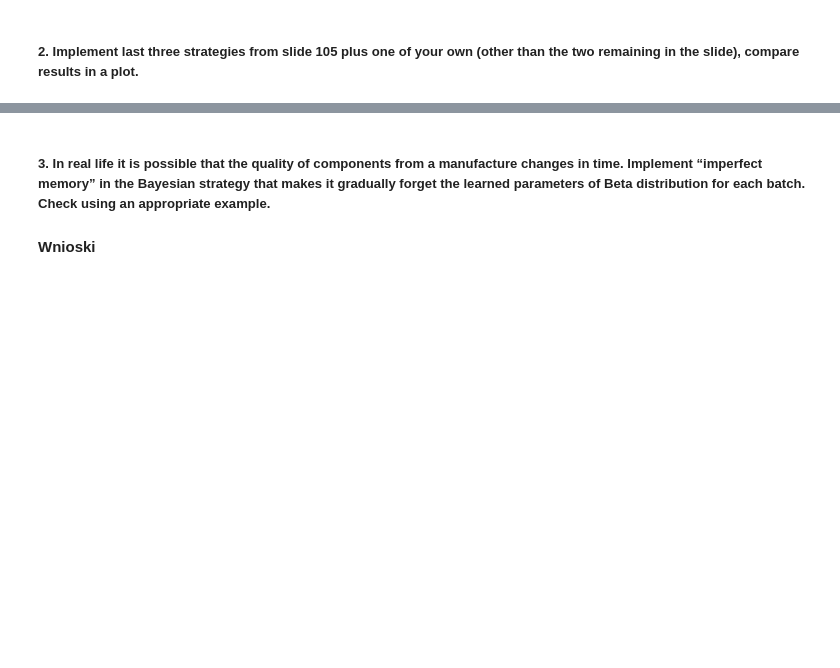
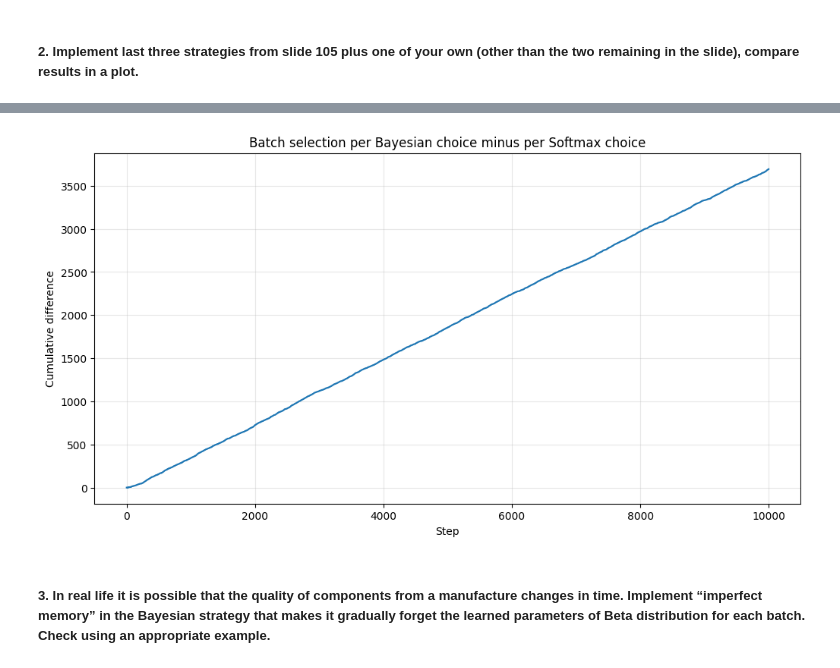
Before and after one commit to Lecrut/ai-ml_studies, a Jupyter notebook: metody_probabilistycznej_analizy_danych/lab_11.ipynb, the cells around one changed output, grey strips where cells are left out. Drawn from its saved outputs; the diff is of its cells as text; code cells hidden in the pictures; blank space fills up the shorter version.

```diff
--- a/metody_probabilistycznej_analizy_danych/lab_11.ipynb
+++ b/metody_probabilistycznej_analizy_danych/lab_11.ipynb
@@ -87,4 +215,71 @@ plt.show()
+# %%
+import numpy as np
+import matplotlib.pyplot as plt
+
+def thompson_sampling(factory, steps):
+    N = len(factory.batches)
+
+    for b in factory.batches:
+        b.alpha = 1
+        b.beta = 1
+
+    chosen = []
+
+    for t in range(steps):
+        samples = [b.sample_distribution() for b in factory.batches]
+        choice = np.argmax(samples)
+        factory.batches[choice].get_element()
+        chosen.append(choice)
+
+    return np.array(chosen)
+
+def softmax_strategy(factory, steps, tau=4.0):
+    N = len(factory.batches)
+
+    good = np.zeros(N)
+    total = np.zeros(N)
+    chosen = []
+
+    for t in range(steps):
+        s = np.divide(good, total, out=np.zeros_like(good), where=total>0)
+        ex = np.exp(tau * s)
+        p = ex / np.sum(ex)
+        choice = np.random.choice(N, p=p)
+
+        result = factory.batches[choice].get_element()
+        good[choice] += int(result)
+        total[choice] += 1
+        chosen.append(choice)
+
+    return np.array(chosen)
+
+
+qualities = [0.1, 0.3, 0.7, 0.9]
+BEST = np.argmax(qualities)
+
+STEPS = 10000
+
+factory = Factory()
+factory.set_batches(qualities)
+ts_choices = thompson_sampling(factory, STEPS)
+
+factory = Factory()
+factory.set_batches(qualities)
+sm_choices = softmax_strategy(factory, STEPS, tau=4.0)
+
+ts_best = (ts_choices == BEST).astype(int)
+sm_best = (sm_choices == BEST).astype(int)
+
+diff = np.cumsum(ts_best - sm_best)
+
+plt.figure(figsize=(12,6))
+plt.plot(diff)
+plt.title("Batch selection per Bayesian choice minus per Softmax choice")
+plt.xlabel("Step")
+plt.ylabel("Cumulative difference")
+plt.grid(alpha=0.3)
+plt.show()
+# %% [output]
+[figure, added]
 # %% [markdown]
 ##### 3. In real life it is possible that the quality of components from a manufacture changes in time. Implement “imperfect memory” in the Bayesian strategy that makes it gradually forget the learned parameters of Beta distribution for each batch. Check using an appropriate example.
-# %% [markdown]
-**Wnioski**
```
Also changed, not shown: parts of 4 cells of this notebook.
